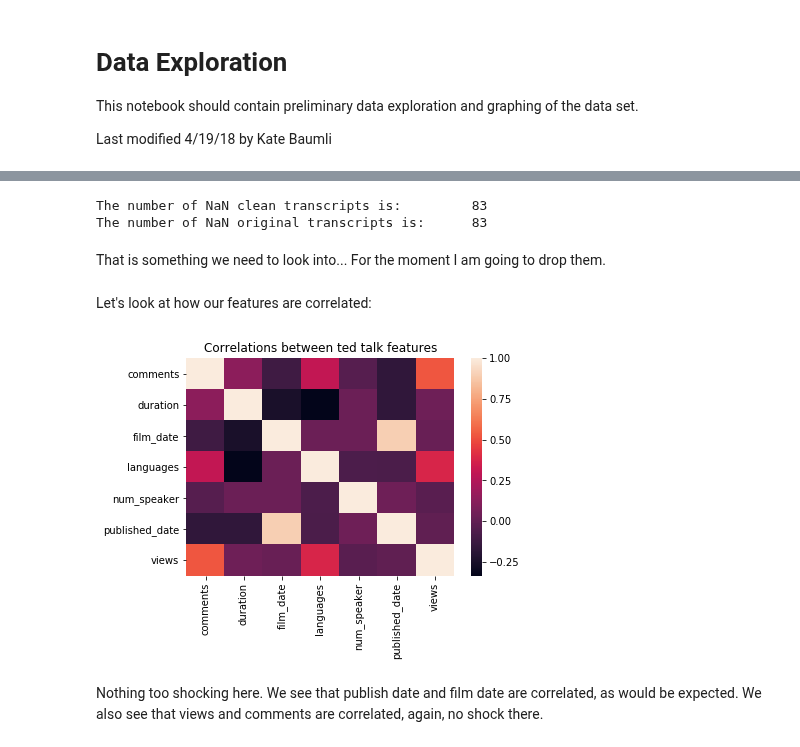
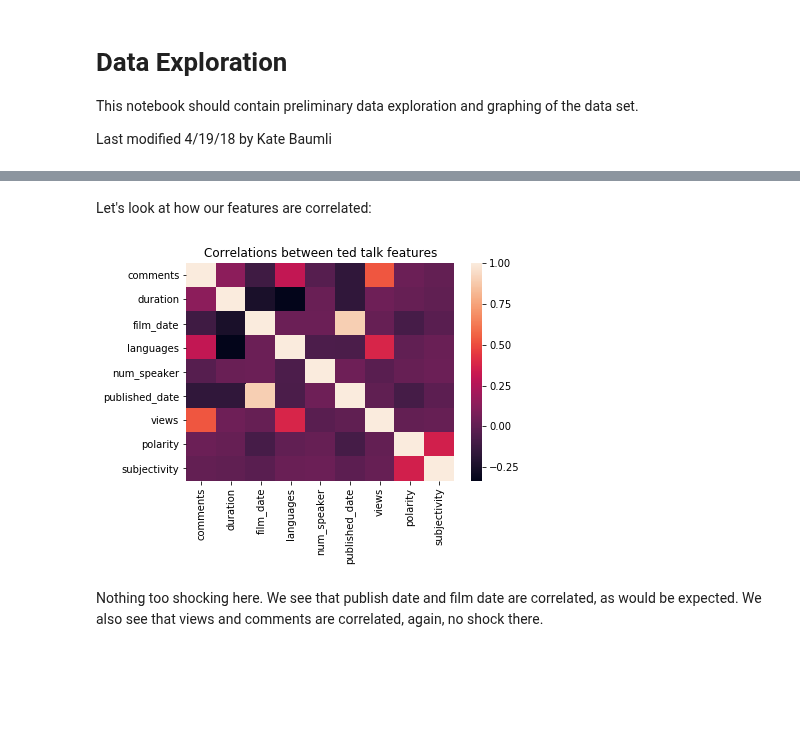
Before and after one commit to GreenMouth/Data-Science-Lab-Final-Project, a Jupyter notebook: src/Data-Exploration.ipynb, the cells around one changed output, grey strips where cells are left out. Drawn from its saved outputs; the diff is of its cells as text; code cells hidden in the pictures; blank space fills up the shorter version.

Commit message:
Reorganized and cleaned up notebook

```diff
--- a/src/Data-Exploration.ipynb
+++ b/src/Data-Exploration.ipynb
@@ -40,8 +43,10 @@ First load up the data.
 filepath = '../data/kaggle-data/'
 filename = 'merged_data.csv'
 data = pd.read_csv(filepath + filename)
-# drop extra index column
+# drop extra index columns
 data.drop('Unnamed: 0', axis=1, inplace=True)
+data.drop('Unnamed: 0.1', axis=1,inplace=True)
+data.drop('Unnamed: 0.1.1', axis=1,inplace=True)
 # %%
 # Output suppressed
 #data.describe()
@@ -57,13 +63,3 @@ data.head()
 # %%
 # Output suppressed, this is to check data was cleaned properly
 #print(data.clean_transcripts[0])
-# %%
-print('The number of NaN clean transcripts is:\t\t{}'.
-      format(data.clean_transcripts.isnull().sum()))
-print('The number of NaN original transcripts is:\t{}'.
-      format(data.transcript.isnull().sum()))
-# %% [output]
-The number of NaN clean transcripts is:         83
-The number of NaN original transcripts is:      83
-# %% [markdown]
-That is something we need to look into... For the moment I am going to drop them.
@@ -73,12 +66,12 @@ data_trimmed = data.dropna(subset=['clean_transcripts'])
 # %% [markdown]
 Let's look at how our features are correlated:
 # %%
-correlations = data_trimmed.corr()
+correlations = data.corr()
 _ = sns.heatmap(correlations)
 _ = plt.title('Correlations between ted talk features')
 plt.show()
 # %% [output]
-[figure, old version]
+[figure, new version]
 # %% [markdown]
 Nothing too shocking here. We see that publish date and film date are correlated, as would be expected. We also see that views and comments are correlated, again, no shock there.
 # %%
```
Also changed, not shown: parts of 50 cells of this notebook.
